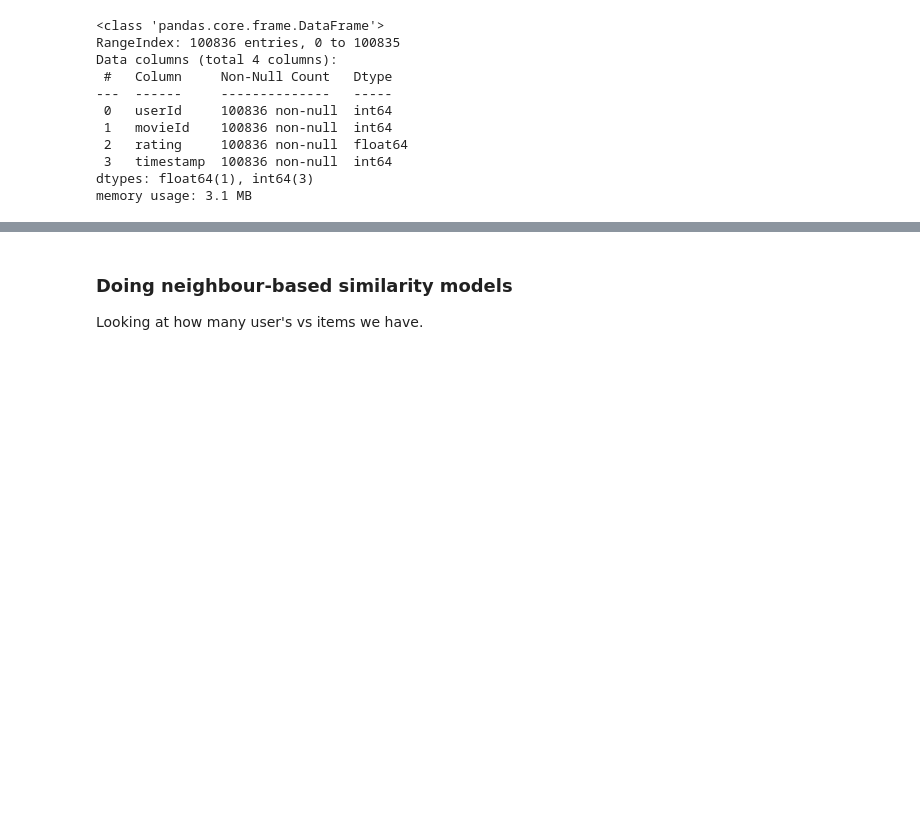
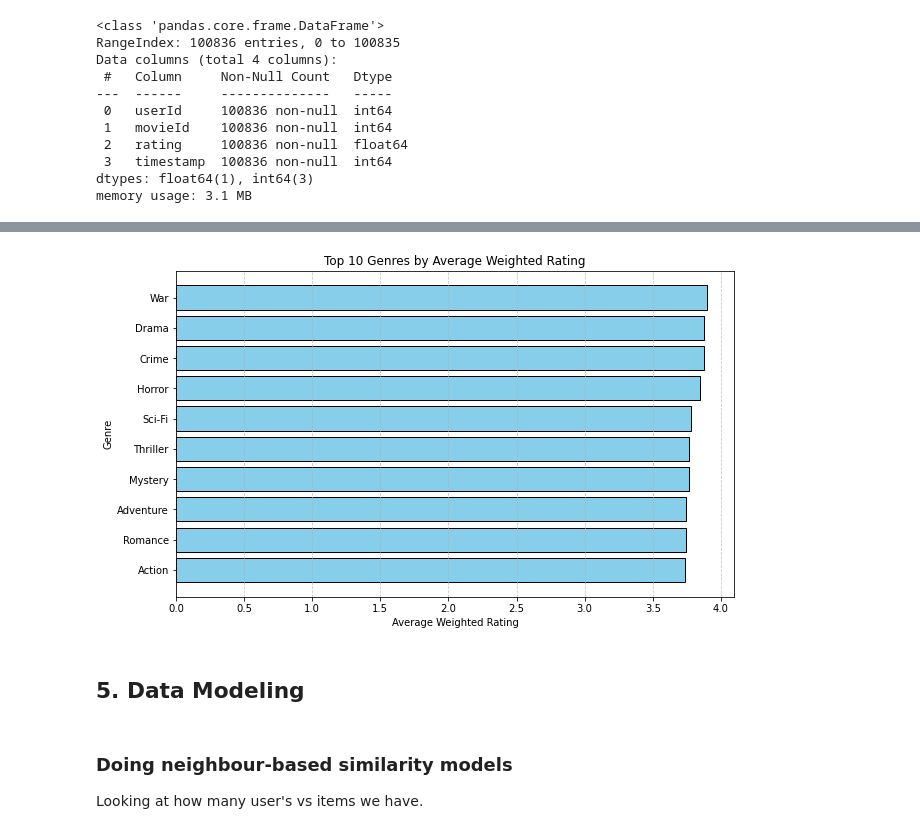
Before and after one commit to MrDenzy/Phase-4-Project---Movie-Recommendation-System, a Jupyter notebook: notebook/vkones.ipynb, the cells around one changed output, grey strips where cells are left out. Drawn from its saved outputs; the diff is of its cells as text; code cells hidden in the pictures; blank space fills up the shorter version.

```diff
--- a/notebook/vkones.ipynb
+++ b/notebook/vkones.ipynb
@@ -88,0 +259,15 @@ combined_df.head()
+# %%
+# Calculate average rating and num_votes() to get popularity metrics
+# #Computing weighted rating for each genre using IMDB'S weighted rating formula
+C = df_new["avg_rating"].mean()
+# getting only the top 10 most popular movies
+m = df_new["num_votes"].quantile(0.90)
+#filtering our dataframe and computing weighted_rating for top 10% of movies by votes
+top_10= df_new[df_new["num_votes"] >= m].copy()
+top_10["weighted_rating"] = ((top_10["num_votes"]/(top_10["num_votes"] + m)) * top_10["avg_rating"] + (m/(top_10["num_votes"] + m)) * C)
+
+# group top_10 df by genres and get movie count per genre
+genre_table = (top_10.groupby(["genres"]).agg(avg_weighted_rating=("weighted_rating", "mean"), num_movies=("title", "count")) .sort_values(by="num_movies", ascending=False))
+
+genre_table = genre_table.reset_index()
+genre_table
@@ -89,3 +293,20 @@ combined_df.head()
+# %%
+# Sort genres by average weighted rating for plotting
+# Sort by weighted rating and take top 10
+top_genres = genre_table.sort_values(by='avg_weighted_rating', ascending=False).head(10)
+top_genres = top_genres.sort_values('avg_weighted_rating')  # for horizontal bar plot
+
+plt.figure(figsize=(10,6))
+plt.barh(top_genres['genres'], top_genres['avg_weighted_rating'], color='skyblue', edgecolor='black')
+plt.xlabel('Average Weighted Rating')
+plt.ylabel('Genre')
+plt.title('Top 10 Genres by Average Weighted Rating')
+plt.grid(axis='x', linestyle='--', alpha=0.7)
+plt.show()
+# %% [output]
+[figure, added]
+# %% [markdown]
+## 5. Data Modeling
 # %%
 # changing out df into the surprise
 # importing surprise
```
Also changed, not shown: parts of 37 cells of this notebook.
